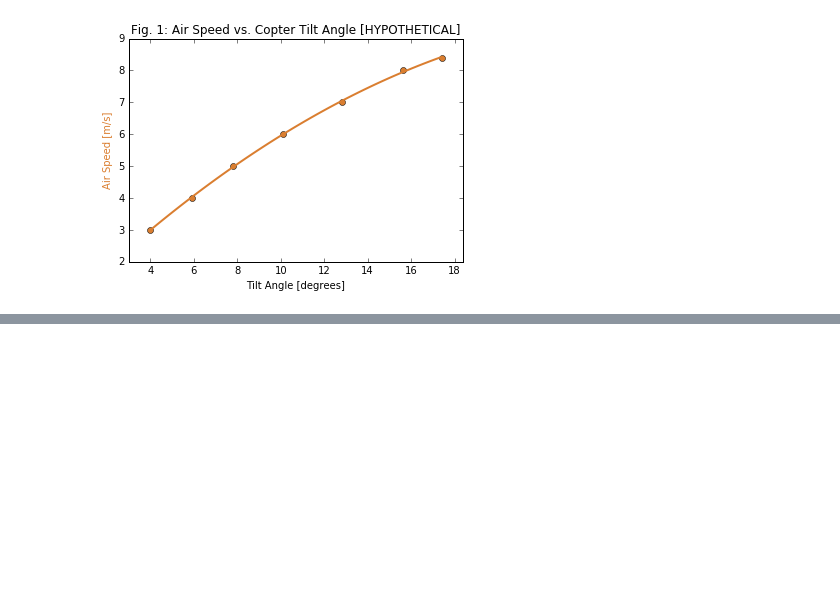
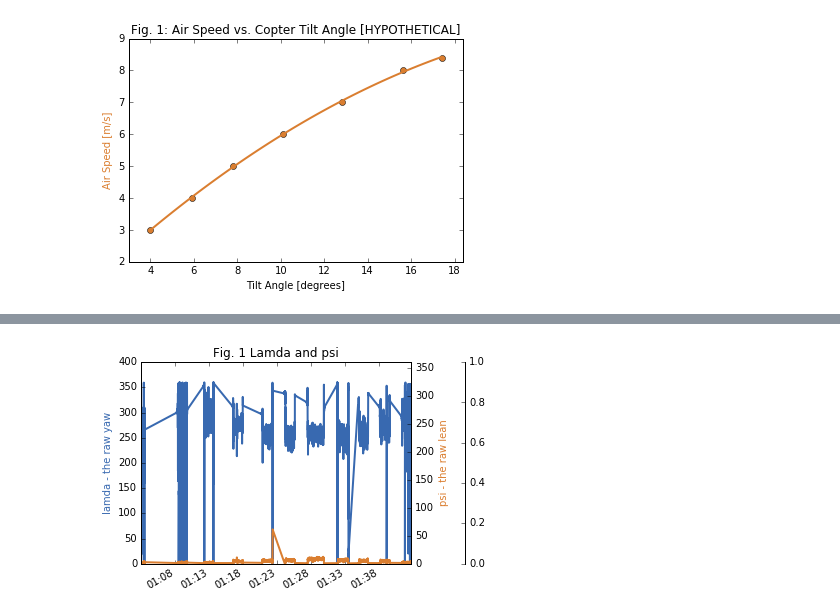
Before and after one commit to rodgerduffett/rotmat, a Jupyter notebook: vectors.ipynb, the cells around one changed output, grey strips where cells are left out. Saved outputs shown, nothing was run; the diff lists cells and outputs as text; code cells hidden in the pictures; blank space fills up the shorter version.

Commit message:
tidied up the graphing

```diff
--- a/vectors.ipynb
+++ b/vectors.ipynb
@@ -261,0 +212,30 @@ ValueError: DateFormatter found a value of x=0, which is an illegal date.  This
+# %%
+fig, ax = plt.subplots()
+
+axes = [ax, ax.twinx(), ax.twinx()]
+axes[-1].spines['right'].set_position(('axes', 1.2))
+# Make some space on the right side for the extra y-axis.
+fig.subplots_adjust(right=0.75)
+
+# Move the last y-axis spine over to the right by 20% of the width of the axes
+axes[-1].spines['right'].set_position(('axes', 1.2))
+
+# To make the border of the right-most axis visible, we need to turn the frame
+# on. This hides the other plots, however, so we need to turn its fill off.
+axes[-1].set_frame_on(True)
+axes[-1].patch.set_visible(False)
+# A plot of lamda and psi
+#fig, ax1 = plt.subplots()
+axes[0].xaxis.set_major_formatter(mdates.DateFormatter('%H:%M'))
+axes[0].set_title('Fig. 1 Lamda and psi')
+fig.autofmt_xdate()
+axes[0].plot(df_att['lamda'], color='#3869B0',lw=2)
+axes[1].plot(df_att['psi'], color='#DA7E30',lw=2)
+axes[1].set_ylim([0, 360 ])
+axes[1].set_xlabel('Time')
+axes[0].set_ylabel('lamda - the raw yaw', color='#3869B0')
+axes[1].set_ylabel('psi - the raw lean', color='#DA7E30')
+plt.show()
+fig.savefig("./output/lamda-psi.pdf")
+# %% [output]
+[figure, added]
```
Also changed, not shown: parts of 6 cells of this notebook, 2 other files.
